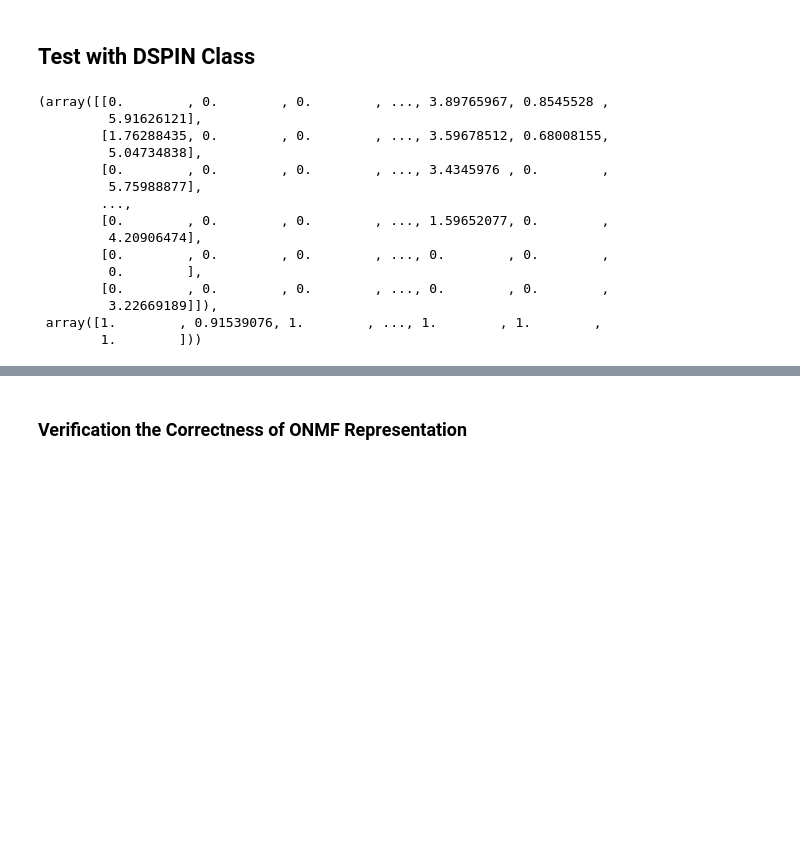
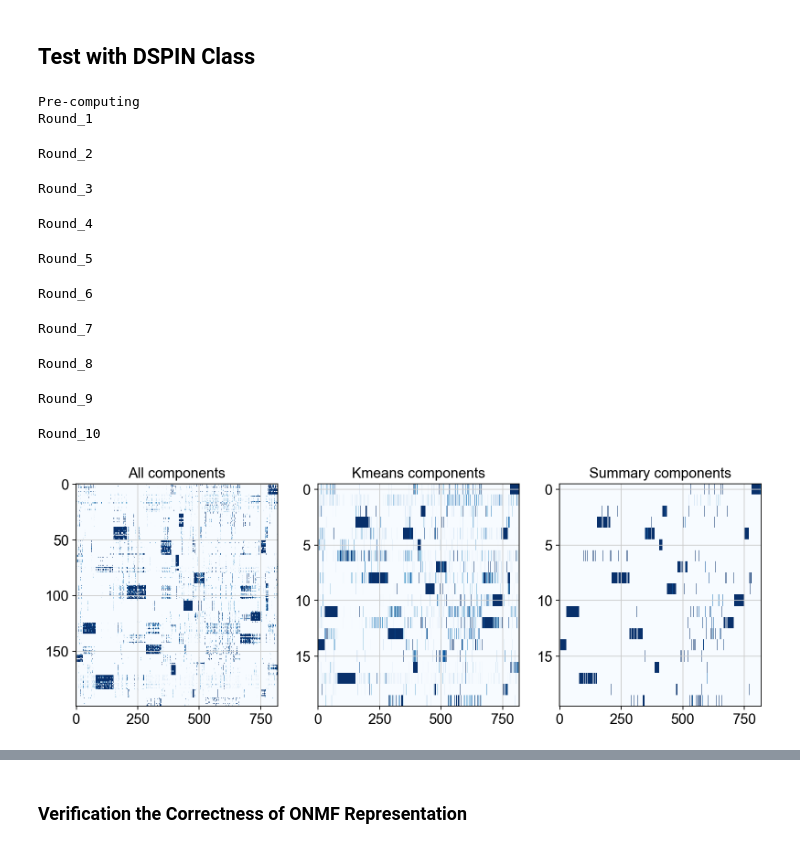
Before and after one commit to YingyGong/DSPIN-abstract, a Jupyter notebook: D_SPIN_example_single_cell_signalling.ipynb, the cells around one changed output, grey strips where cells are left out. Saved outputs shown, nothing was run; the diff lists cells and outputs as text; code cells hidden in the pictures; blank space fills up the shorter version.

```diff
--- a/D_SPIN_example_single_cell_signalling.ipynb
+++ b/D_SPIN_example_single_cell_signalling.ipynb
@@ -35,20 +35,17 @@ from util.dspin import DSPIN
 # %%
 a = DSPIN(cadata, save_path, num_spin)
 # %%
-a.preprocessing()
+a.gene_program_discovery()
 # %% [output]
-(array([[0.        , 0.        , 0.        , ..., 3.89765967, 0.8545528 ,
-         5.91626121],
-        [1.76288435, 0.        , 0.        , ..., 3.59678512, 0.68008155,
-         5.04734838],
-        [0.        , 0.        , 0.        , ..., 3.4345976 , 0.        ,
-         5.75988877],
-        ...,
-        [0.        , 0.        , 0.        , ..., 1.59652077, 0.        ,
-         4.20906474],
-        [0.        , 0.        , 0.        , ..., 0.        , 0.        ,
-         0.        ],
-        [0.        , 0.        , 0.        , ..., 0.        , 0.        ,
-         3.22669189]]),
- array([1.        , 0.91539076, 1.        , ..., 1.        , 1.        ,
-        1.        ]))
+Pre-computing
+Round_1
+Round_2
+Round_3
+Round_4
+Round_5
+Round_6
+Round_7
+Round_8
+Round_9
+Round_10
+[figure, added]
```
Also changed, not shown: parts of 7 cells of this notebook, 2 other files.
